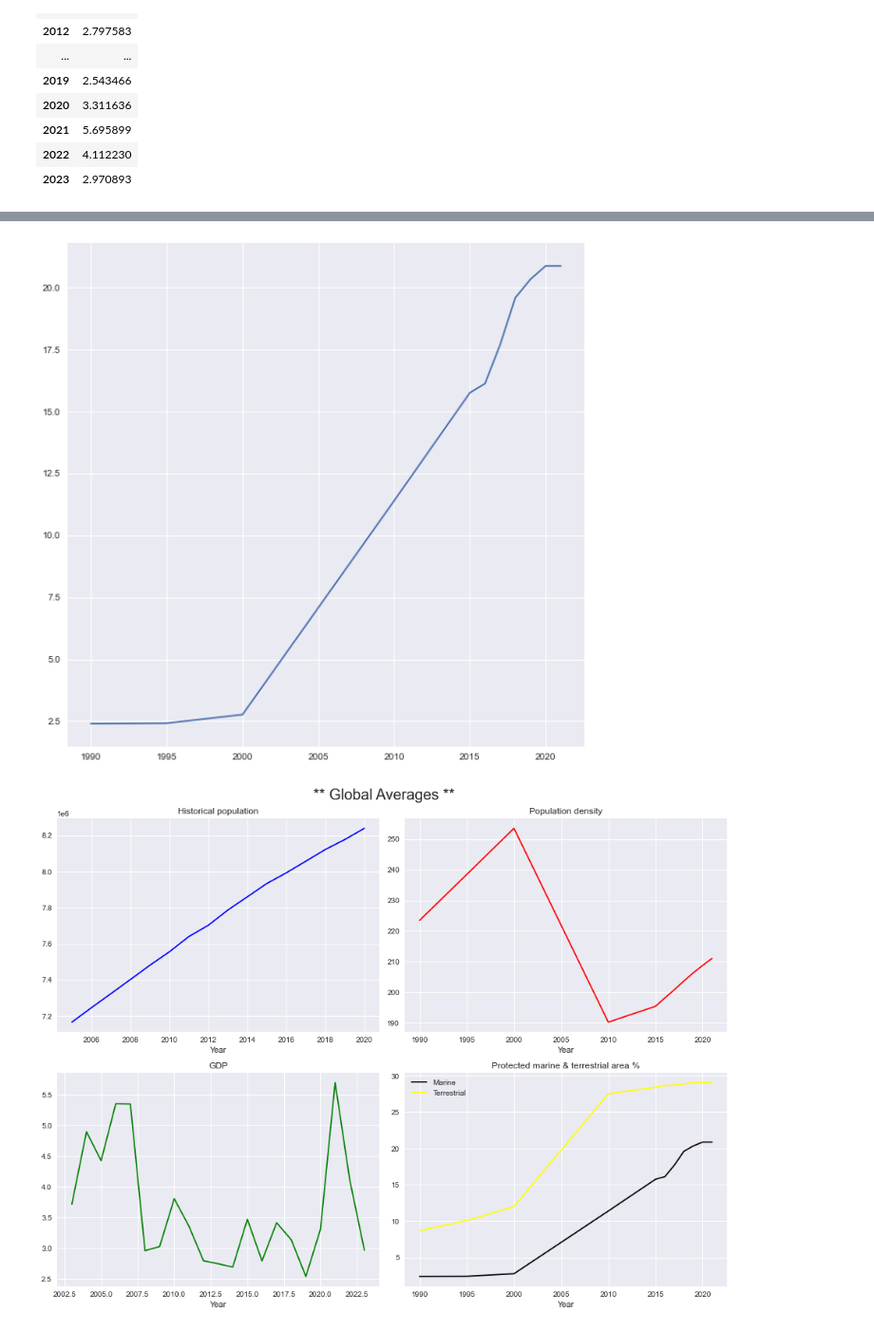
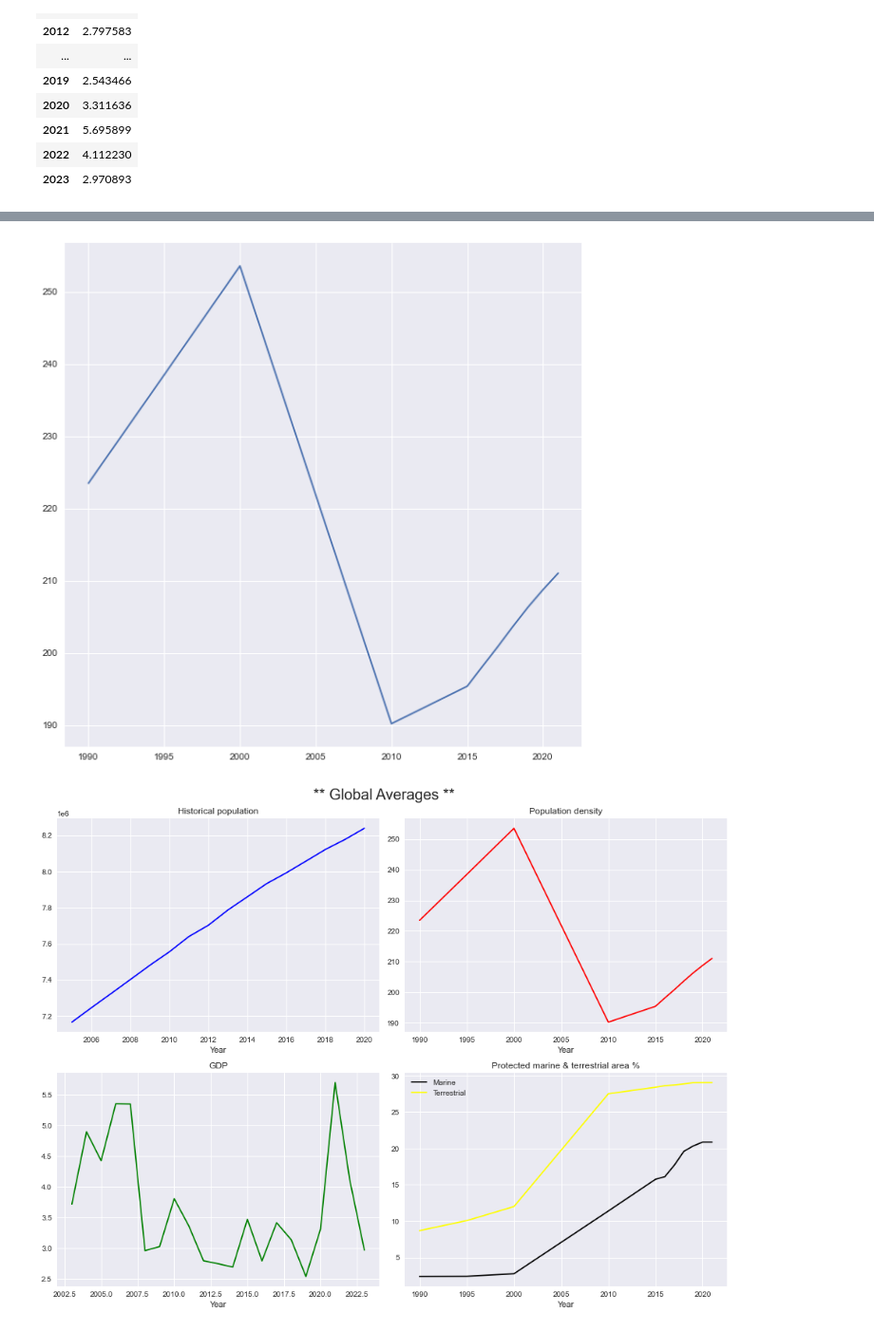
Before and after one commit to BoSuto/Data-analysis-for-business-March-2022-, a Jupyter notebook: Population, Economics & Green Growth.ipynb, the cells around one changed output, grey strips where cells are left out. Shown at 95% size. Saved outputs shown, nothing was run; the diff lists cells and outputs as text; code cells hidden in the pictures.

```diff
--- a/Population, Economics & Green Growth.ipynb
+++ b/Population, Economics & Green Growth.ipynb
@@ -1110,23 +1110,23 @@ pivot_ui(concat_df)
 # %%
 def getAverageByYear(variableName):
     return concat_df.loc[concat_df["Variable"]==variableName].groupby(['Year'])['Value'].mean().to_frame('Average')
 
 gdp = getAverageByYear('Gross domestic product, volume, growth')
 pop = getAverageByYear('Historical population')
 green_pop = getAverageByYear('POPDEN')
 green_terr = getAverageByYear('TERRESTRIAL')
 green_marine = getAverageByYear('PA_MARINE')
 fig, ax = plt.subplots(figsize=(10,10))
 
-x = green_marine.index
-y = green_marine["Average"]
+x = green_pop.index
+y = green_pop["Average"]
 
 
 ax.plot(x,y)
 
 plt.show()
 # %% [output]
-[figure, old version]
+[figure, new version]
 # %%
 def getAverageByYear(variableName):
     return concat_df.loc[concat_df["Variable"]==variableName].groupby(['Year'])['Value'].mean()
```
Also changed, not shown: parts of 12 cells of this notebook.
